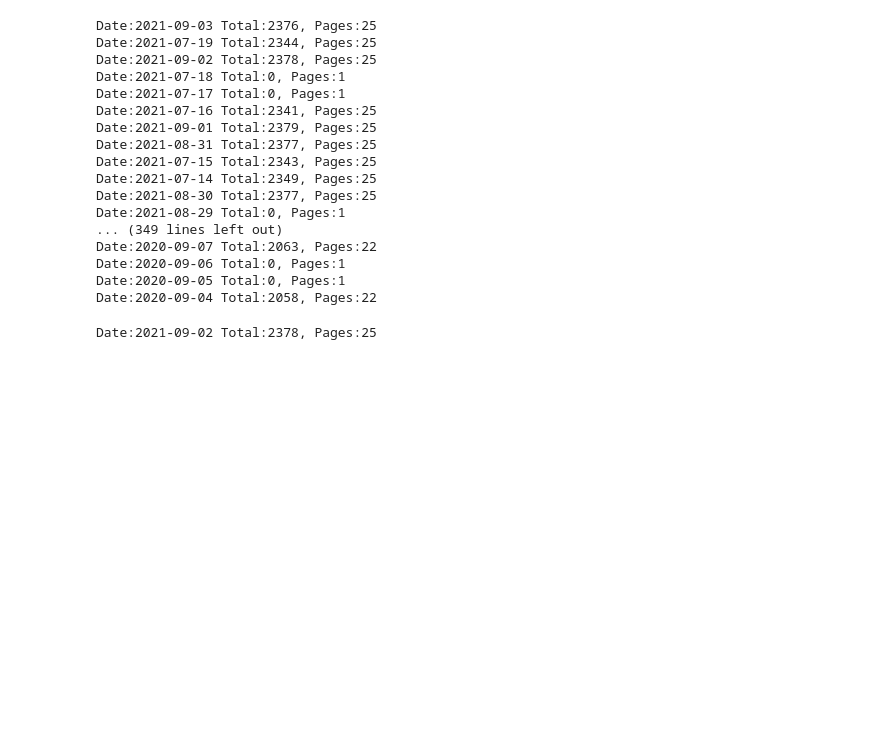
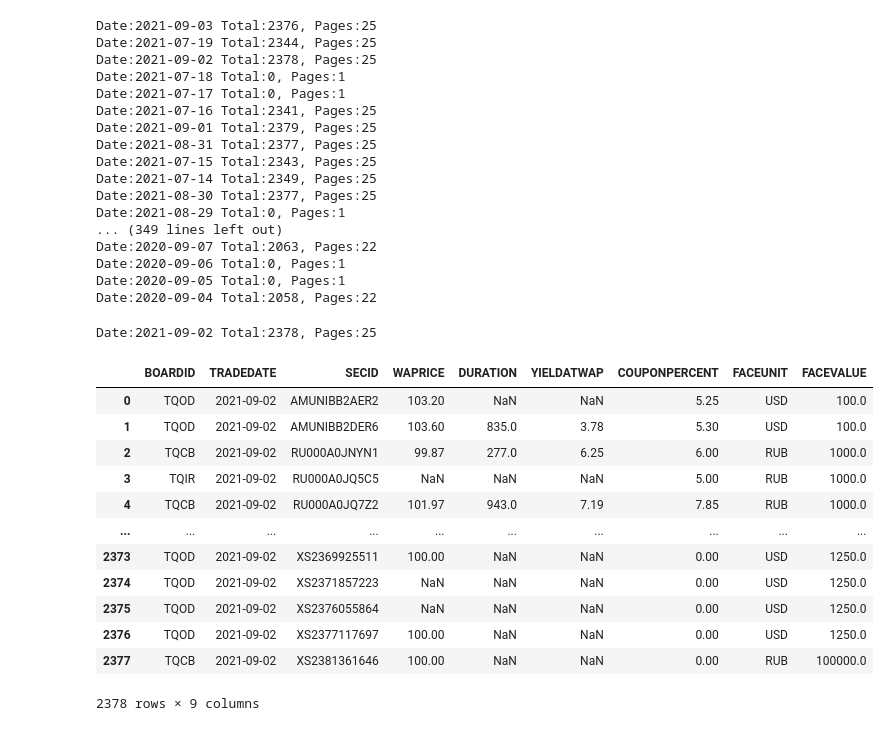
Before and after one commit to informixter/accenture_ft, a Jupyter notebook: notebooks/moex_bonds_extractor.ipynb, the cells around one changed output. Saved outputs shown, nothing was run; the diff lists cells and outputs as text; code cells hidden in the pictures; blank space fills up the shorter version.

```diff
--- a/notebooks/moex_bonds_extractor.ipynb
+++ b/notebooks/moex_bonds_extractor.ipynb
@@ -7,6 +7,7 @@ import multiprocessing as mp
 # %%
 days_left = 365*1
 # days_left = 10
+today='2021-09-02'
 # %%
 def get_securities(date):
     page_size = 100
@@ -63,7 +64,23 @@ secs = []
 for r in results:
     secs += r
 # %%
-df = pd.DataFrame(get_securities("2021-09-02"))
-df.to_excel("moex_bonds.xlsx", index=False)
+df = pd.DataFrame(get_securities(today))
+#df.to_excel("moex_bonds.xlsx", index=False)
 # %% [output]
 Date:2021-09-02 Total:2378, Pages:25
+# %%
+df[['BOARDID','TRADEDATE','SECID','WAPRICE','DURATION','YIELDATWAP', 'COUPONPERCENT','FACEUNIT','FACEVALUE']]
+# %% [output]
+|  | BOARDID | TRADEDATE | SECID | WAPRICE | DURATION | YIELDATWAP | COUPONPERCENT | FACEUNIT | FACEVALUE |
+| 0 | TQOD | 2021-09-02 | AMUNIBB2AER2 | 103.20 | NaN | NaN | 5.25 | USD | 100.0 |
+| 1 | TQOD | 2021-09-02 | AMUNIBB2DER6 | 103.60 | 835.0 | 3.78 | 5.30 | USD | 100.0 |
+| 2 | TQCB | 2021-09-02 | RU000A0JNYN1 | 99.87 | 277.0 | 6.25 | 6.00 | RUB | 1000.0 |
+| 3 | TQIR | 2021-09-02 | RU000A0JQ5C5 | NaN | NaN | NaN | 5.00 | RUB | 1000.0 |
+| 4 | TQCB | 2021-09-02 | RU000A0JQ7Z2 | 101.97 | 943.0 | 7.19 | 7.85 | RUB | 1000.0 |
+| ... | ... | ... | ... | ... | ... | ... | ... | ... | ... |
+| 2373 | TQOD | 2021-09-02 | XS2369925511 | 100.00 | NaN | NaN | 0.00 | USD | 1250.0 |
+| 2374 | TQOD | 2021-09-02 | XS2371857223 | NaN | NaN | NaN | 0.00 | USD | 1250.0 |
+| 2375 | TQOD | 2021-09-02 | XS2376055864 | NaN | NaN | NaN | 0.00 | USD | 1250.0 |
+| 2376 | TQOD | 2021-09-02 | XS2377117697 | 100.00 | NaN | NaN | 0.00 | USD | 1250.0 |
+| 2377 | TQCB | 2021-09-02 | XS2381361646 | 100.00 | NaN | NaN | 0.00 | RUB | 100000.0 |
+2378 rows × 9 columns
```
Also changed, not shown: parts of 1 cell of this notebook, 4 other files.
